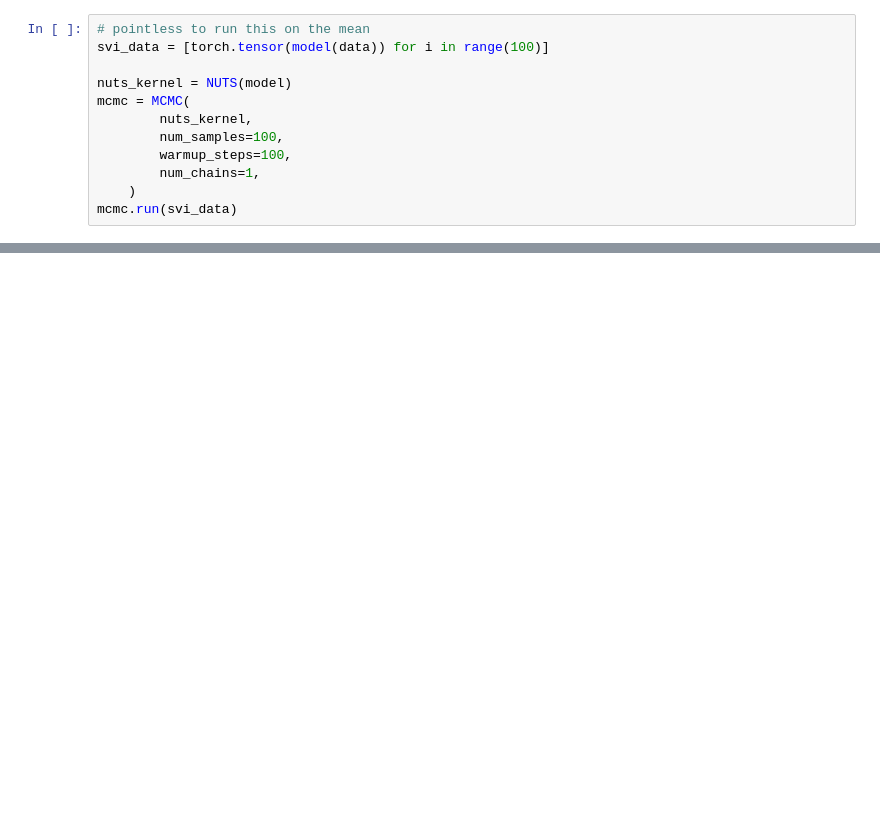
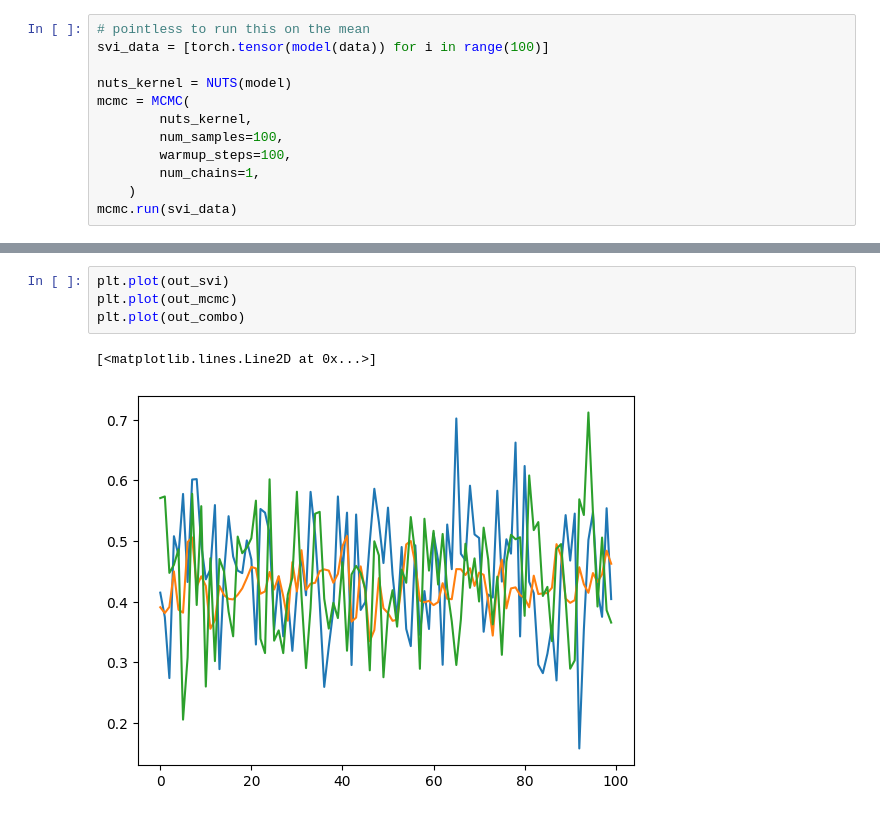
Before and after one commit to CachoobiDoobi/ProbProgProject, a Jupyter notebook: SVI + MCMC.ipynb, the cells around one changed output, grey strips where cells are left out. Drawn from its saved outputs; the diff is of its cells as text; blank space fills up the shorter version.

```diff
--- a/SVI + MCMC.ipynb
+++ b/SVI + MCMC.ipynb
@@ -148,0 +174,7 @@ out.mean()
+# %%
+plt.plot(out_svi)
+plt.plot(out_mcmc)
+plt.plot(out_combo)
+# %% [output]
+[<matplotlib.lines.Line2D at 0x...>]
+[figure, added]
```
Also changed, not shown: parts of 13 cells of this notebook, 1 other file.
